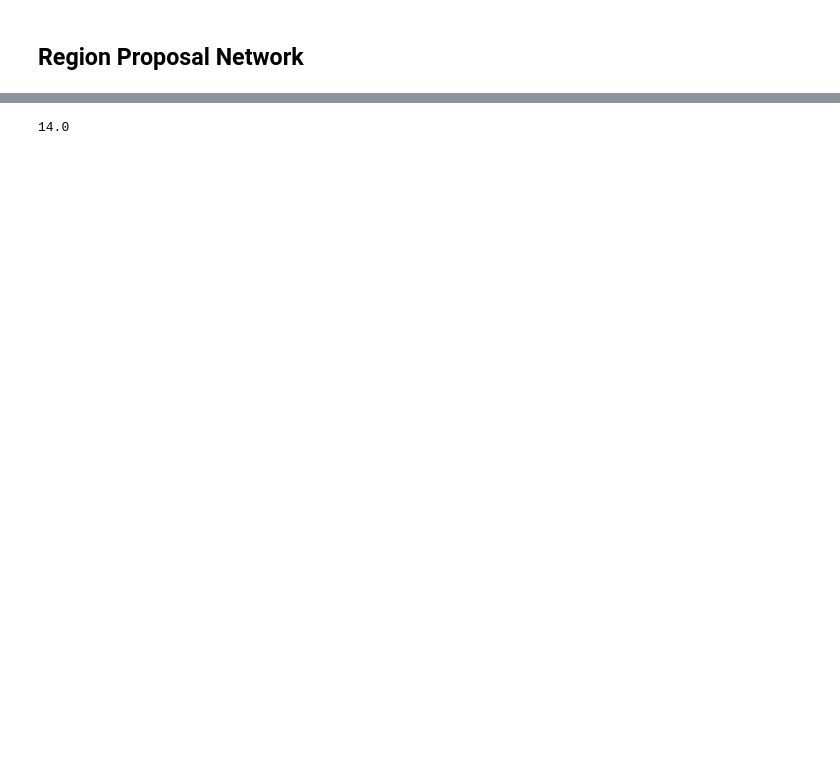
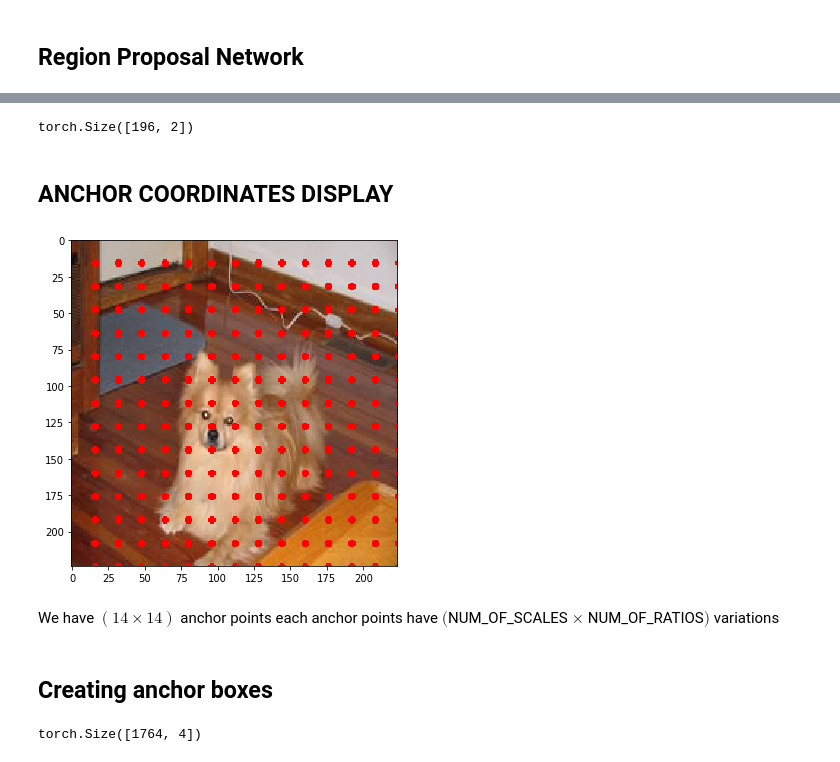
Before and after one commit to hslrock/ObjectDetection_, a Jupyter notebook: 3_FASTER_RCNN.ipynb, the cells around one changed output, grey strips where cells are left out. Drawn from its saved outputs; the diff is of its cells as text; code cells hidden in the pictures; blank space fills up the shorter version.

```diff
--- a/3_FASTER_RCNN.ipynb
+++ b/3_FASTER_RCNN.ipynb
@@ -40,8 +39,8 @@ import imgaug.augmenters as iaa
 from imgaug.augmentables.bbs import BoundingBox, BoundingBoxesOnImage
 # %%
 ##Loading data
-root_path="D:/Dataset/Pet_Data/"
-#root_path="D:/Dataset/Oxford"
+#root_path="D:/Dataset/Pet_Data/"
+root_path="D:/Dataset/Oxford"
 
 img_path=os.path.join(root_path,"images")
 annotation_path=os.path.join(root_path,"annotations/xmls")
@@ -127,6 +61,6 @@ class PetData(Dataset):
 # %%
-train_ds = PetData(train, train=True, ssearch=True)
-valid_ds= PetData(valid, train=False,ssearch=True)
+train_ds = PetData_FASTRCNN(train, train=True, ssearch=True)
+valid_ds= PetData_FASTRCNN(valid, train=False,ssearch=True)
 
 BATCH_SIZE=2
 def collate_fn(batch):
@@ -160,4 +75,0 @@ torch.Size([1, 512, 14, 14])
-# %%
-224/16
-# %% [output]
-14.0
@@ -163,0 +79,23 @@ torch.Size([1, 512, 14, 14])
+# %%
+_RATIO=224//16
+# %%
+CENTER_X=np.arange(16,(_RATIO+1)*16,16)
+CENTER_Y=np.arange(16,(_RATIO+1)*16,16)
+CENTER_POINTS=torch.tensor([(y,x) for x in CENTER_Y for y in CENTER_X],dtype=torch.float32)
+print(CENTER_POINTS.shape)
+SAMPLE_DATA=train_ds[3]
+IMG,GT_BOX,_,_,_=SAMPLE_DATA
+# %% [output]
+torch.Size([196, 2])
+# %% [markdown]
+## ANCHOR COORDINATES DISPLAY
+# %%
+pil_img=T.ToPILImage()((IMG*0.5)+0.5)
+img=np.asarray(pil_img)
+plt.figure(figsize=(6, 6))
+for ctr in CENTER_POINTS:
+    cv2.circle(img, (int(ctr[0]), int(ctr[1])), radius=1, color=(255, 0, 0), thickness=2)
+plt.imshow(img)
+plt.show()
+# %% [output]
+[figure, added]
@@ -163,0 +107,26 @@ torch.Size([1, 512, 14, 14])
+# %% [markdown]
+We have $(14 \times 14)$ anchor points each anchor points have  $($NUM_OF_SCALES $\times$ NUM_OF_RATIOS$)$ variations
+# %% [markdown]
+## Creating anchor boxes
+# %%
+anchors_num=len(ANCHOR_RATIOS)*len(ANCHOR_SCALES)
+
+anchor_boxes = torch.zeros( ((_RATIO * _RATIO * len(ANCHOR_RATIOS)*len(ANCHOR_SCALES)), 4))
+point_idx=0
+for _,c in enumerate(CENTER_POINTS):
+    ctr_y, ctr_x = c
+    for i in range(len(ANCHOR_RATIOS)):
+        for j in range(len(ANCHOR_SCALES)):
+            h = SAMPLE_RATIO * ANCHOR_SCALES[j] * np.sqrt(ANCHOR_RATIOS[i])
+            w = SAMPLE_RATIO * ANCHOR_SCALES[j] * np.sqrt(1./ ANCHOR_RATIOS[i])
+            anchor_boxes[point_idx, 0] = ctr_x - w / 2.
+            anchor_boxes[point_idx, 1] = ctr_y - h / 2.
+            anchor_boxes[point_idx, 2] = ctr_x + w / 2.
+            anchor_boxes[point_idx, 3] = ctr_y + h / 2
+
+            point_idx+=1
+           # print(point_idx)
+
+print(anchor_boxes.shape)
+# %% [output]
+torch.Size([1764, 4])
```
Also changed, not shown: parts of 32 cells of this notebook, 5 other files.
